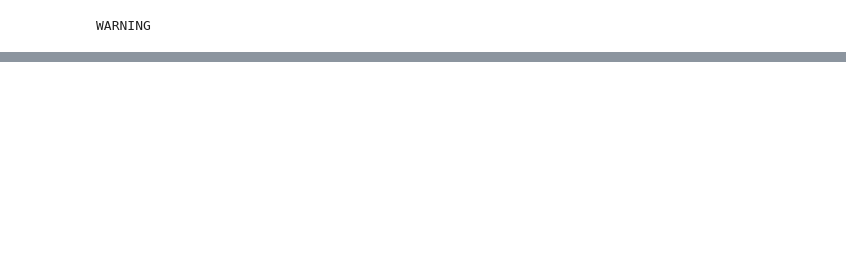
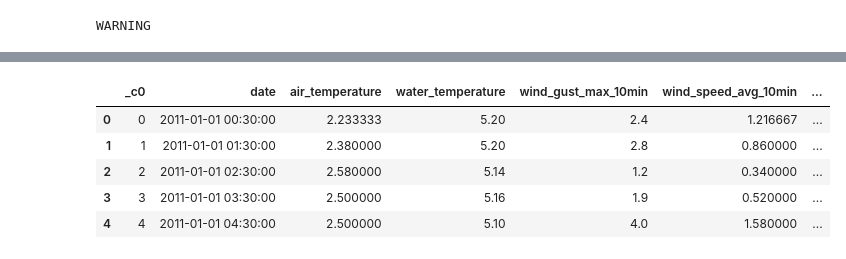
Before and after one commit to Antonio-226/Big-Data-Analytics-Group-Project, a Jupyter notebook: Spark.ipynb, the cells around one changed output, grey strips where cells are left out. Saved outputs shown, nothing was run; the diff lists cells and outputs as text; code cells hidden in the pictures; blank space fills up the shorter version.

```diff
--- a/Spark.ipynb
+++ b/Spark.ipynb
@@ -35,2 +68,11 @@ df_accidents = sql_context.read\
+# %%
+df_weather.limit(5).toPandas()
+# %% [output]
+|  | _c0 | date | air_temperature | water_temperature | wind_gust_max_10min | wind_speed_avg_10min | ... |
+| 0 | 0 | 2011-01-01 00:30:00 | 2.233333 | 5.20 | 2.4 | 1.216667 | ... |
+| 1 | 1 | 2011-01-01 01:30:00 | 2.380000 | 5.20 | 2.8 | 0.860000 | ... |
+| 2 | 2 | 2011-01-01 02:30:00 | 2.580000 | 5.14 | 1.2 | 0.340000 | ... |
+| 3 | 3 | 2011-01-01 03:30:00 | 2.500000 | 5.16 | 1.9 | 0.520000 | ... |
+| 4 | 4 | 2011-01-01 04:30:00 | 2.500000 | 5.10 | 4.0 | 1.580000 | ... |
 # %%
 df = df_weather.join(df_accidents, how='left')
```
Also changed, not shown: parts of 39 cells of this notebook.
